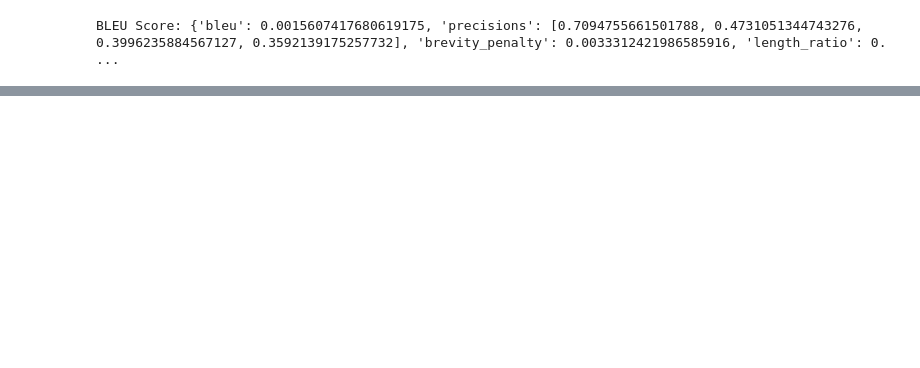
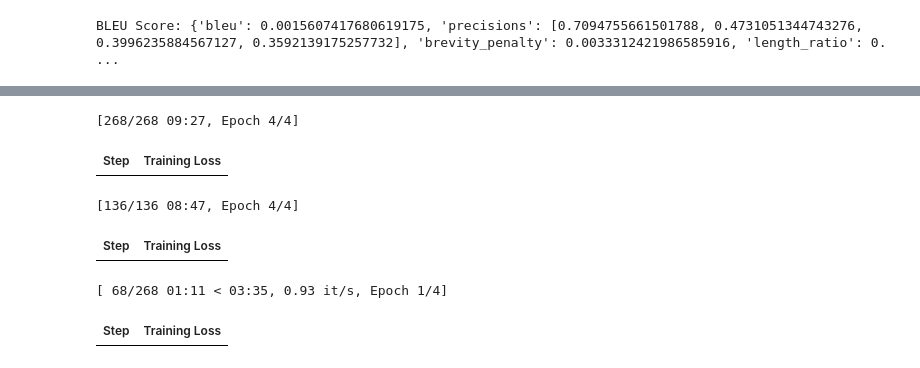
Before and after one commit to tamaskecskemeti/nlp_thesis, a Jupyter notebook: Large_Language_Models_based_Automatic_Text_Summarization.ipynb, the cells around one changed output, grey strips where cells are left out. Cells and saved outputs as stored; diff of their text form; code cells hidden in the pictures; blank space fills up the shorter version.

```diff
--- a/Large_Language_Models_based_Automatic_Text_Summarization.ipynb
+++ b/Large_Language_Models_based_Automatic_Text_Summarization.ipynb
@@ -545,0 +249,61 @@ df['summary'][183]
+# %%
+learning_rates = [2e-05, 3e-05, 5e-05]
+batch_sizes = [4, 8]
+combinations = [(lr, bs) for lr in learning_rates for bs in batch_sizes]
+
+model_name = "facebook/bart-large-cnn"
+del model
+import gc         # garbage collect library
+gc.collect()
+torch.cuda.empty_cache()
+
+for lr, bs in combinations:
+
+
+    save_path = f"/content/drive/My Drive/my_summarizer_model/full_finetuned_model_{lr}_{bs}"
+    # Load tokenizer
+    tokenizer = AutoTokenizer.from_pretrained(model_name)
+    tokenizer.save_pretrained(save_path)
+
+    # Load and quantize the model in 4-bit
+    model = AutoModelForSeq2SeqLM.from_pretrained(
+        model_name,
+        device_map="auto"
+    )
+
+    model.train()
+    model.save_pretrained(save_path)
+
+    training_args = TrainingArguments(
+        output_dir=save_path,
+        learning_rate=lr,
+        per_device_train_batch_size=bs,
+        per_device_eval_batch_size=4,
+        num_train_epochs=4,
+        weight_decay=0.01,
+        save_strategy="epoch",
+        optim="adamw_torch_fused"
+    )
+
+    trainer = Trainer(
+        model=model,
+        args=training_args,
+        train_dataset=train_dataset,
+        eval_dataset=validation_dataset,
+        tokenizer=tokenizer,
+        data_collator=DataCollatorForSeq2Seq(tokenizer=tokenizer, model=model)
+    )
+
+    trainer.train()
+    trainer.save_model(save_path)
+
+    del model
+    gc.collect()
+    torch.cuda.empty_cache()
+# %% [output]
+[268/268 09:27, Epoch 4/4]
+| Step | Training Loss |
+[136/136 08:47, Epoch 4/4]
+| Step | Training Loss |
+[ 68/268 01:11 < 03:35, 0.93 it/s, Epoch 1/4]
+| Step | Training Loss |
```
Also changed, not shown: parts of 31 cells of this notebook.
